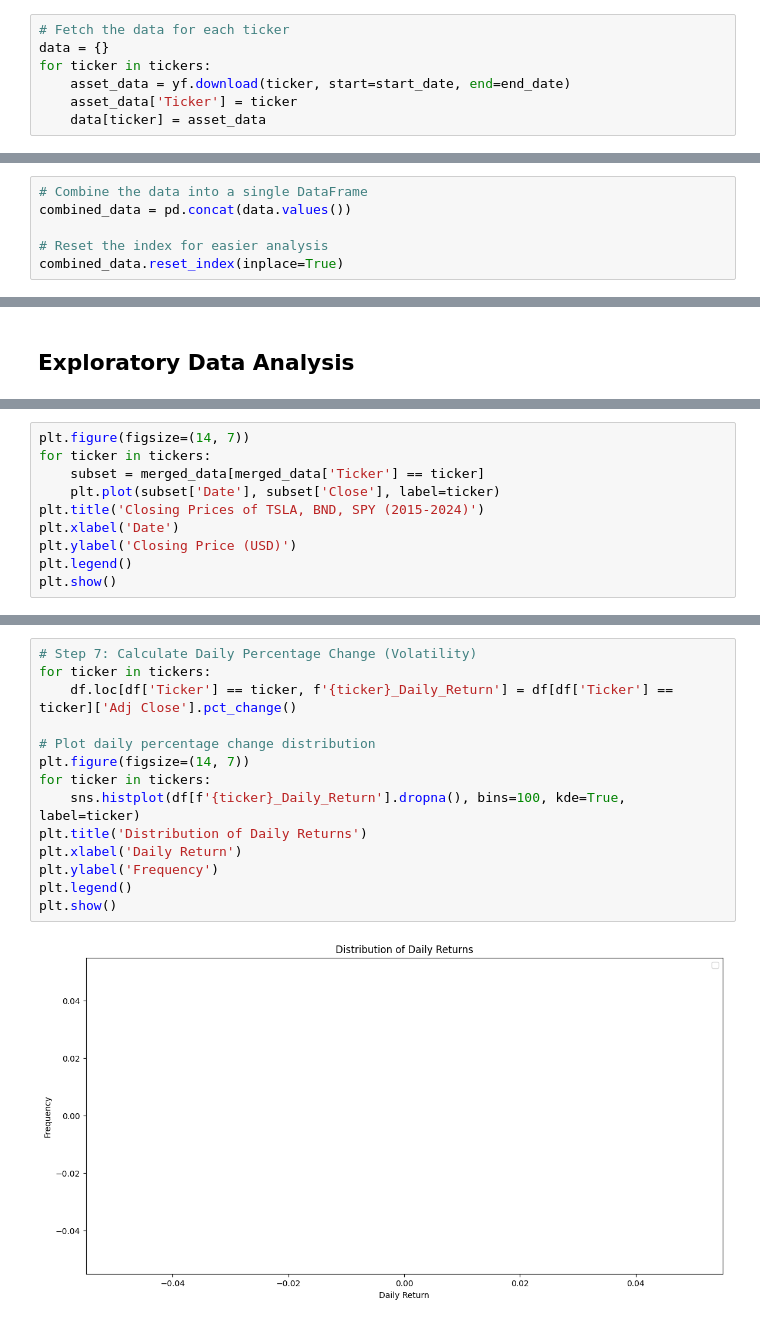
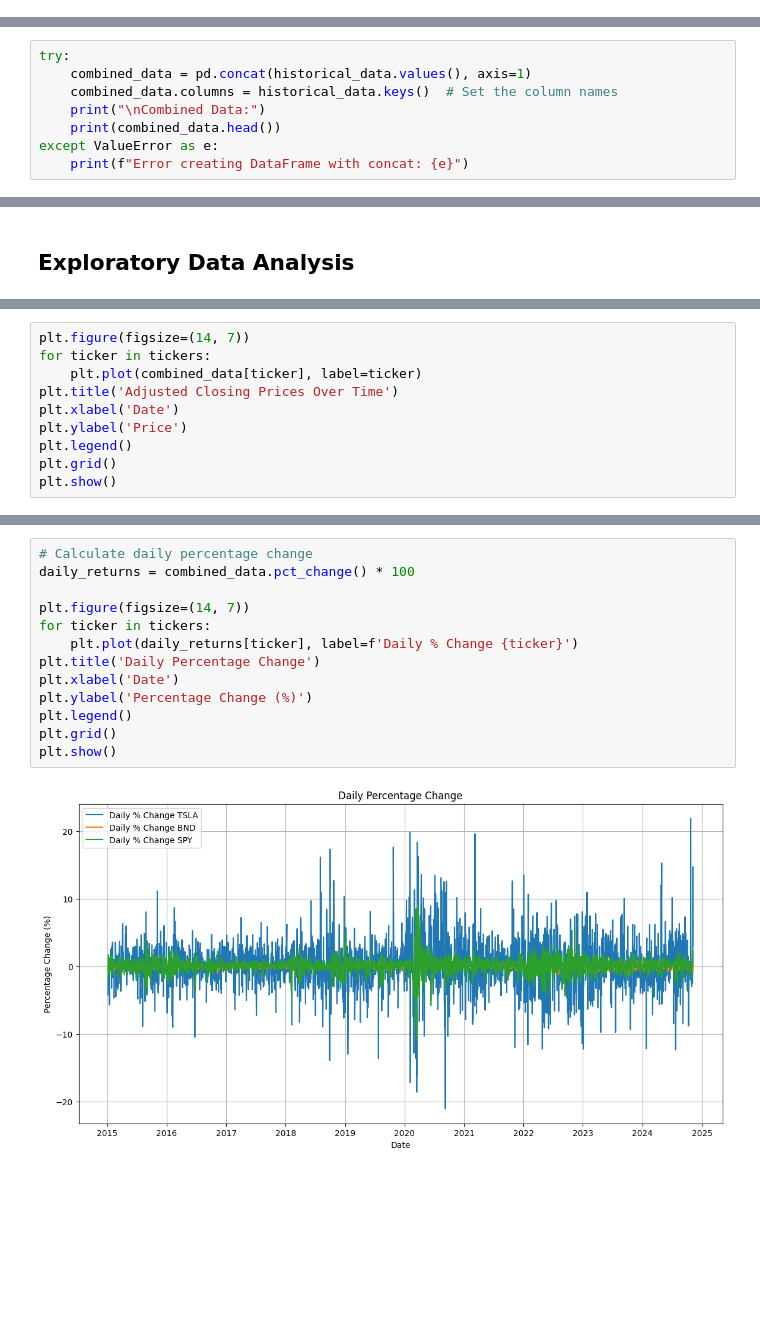
Before and after one commit to trynursalme/KAIM-Week-11, a Jupyter notebook: notebook/EDA.ipynb, the cells around one changed output, grey strips where cells are left out. Cells and saved outputs as stored; diff of their text form; blank space fills up the shorter version.

```diff
--- a/notebook/EDA.ipynb
+++ b/notebook/EDA.ipynb
@@ -66,7 +8,0 @@ end_date = '2024-10-31'
-# %%
-# Fetch the data for each ticker
-data = {}
-for ticker in tickers:
-    asset_data = yf.download(ticker, start=start_date, end=end_date)
-    asset_data['Ticker'] = ticker
-    data[ticker] = asset_data
@@ -77,6 +8,0 @@ for ticker in tickers:
-# %%
-# Combine the data into a single DataFrame
-combined_data = pd.concat(data.values())
-
-# Reset the index for easier analysis
-combined_data.reset_index(inplace=True)
@@ -224,0 +50,8 @@ dtype: object
+# %%
+try:
+    combined_data = pd.concat(historical_data.values(), axis=1)
+    combined_data.columns = historical_data.keys()  # Set the column names
+    print("\nCombined Data:")
+    print(combined_data.head())
+except ValueError as e:
+    print(f"Error creating DataFrame with concat: {e}")
@@ -239,11 +90,11 @@ Index(['TSLA_('Adj Close', 'TSLA')', 'TSLA_('Close', 'TSLA')',
 # %%
 plt.figure(figsize=(14, 7))
 for ticker in tickers:
-    subset = merged_data[merged_data['Ticker'] == ticker]
-    plt.plot(subset['Date'], subset['Close'], label=ticker)
-plt.title('Closing Prices of TSLA, BND, SPY (2015-2024)')
+    plt.plot(combined_data[ticker], label=ticker)
+plt.title('Adjusted Closing Prices Over Time')
 plt.xlabel('Date')
-plt.ylabel('Closing Price (USD)')
+plt.ylabel('Price')
 plt.legend()
+plt.grid()
 plt.show()
 # %% [output]
@@ -388,16 +102,15 @@ Data saved to complete_historical_data.csv
 # %%
-# Step 7: Calculate Daily Percentage Change (Volatility)
-for ticker in tickers:
-    df.loc[df['Ticker'] == ticker, f'{ticker}_Daily_Return'] = df[df['Ticker'] == ticker]['Adj Close'].pct_change()
+# Calculate daily percentage change
+daily_returns = combined_data.pct_change() * 100
 
-# Plot daily percentage change distribution
 plt.figure(figsize=(14, 7))
 for ticker in tickers:
-    sns.histplot(df[f'{ticker}_Daily_Return'].dropna(), bins=100, kde=True, label=ticker)
-plt.title('Distribution of Daily Returns')
-plt.xlabel('Daily Return')
-plt.ylabel('Frequency')
+    plt.plot(daily_returns[ticker], label=f'Daily % Change {ticker}')
+plt.title('Daily Percentage Change')
+plt.xlabel('Date')
+plt.ylabel('Percentage Change (%)')
 plt.legend()
+plt.grid()
 plt.show()
 # %% [output]
-[figure, old version]
+[figure, new version]
```
Also changed, not shown: parts of 33 cells of this notebook.
